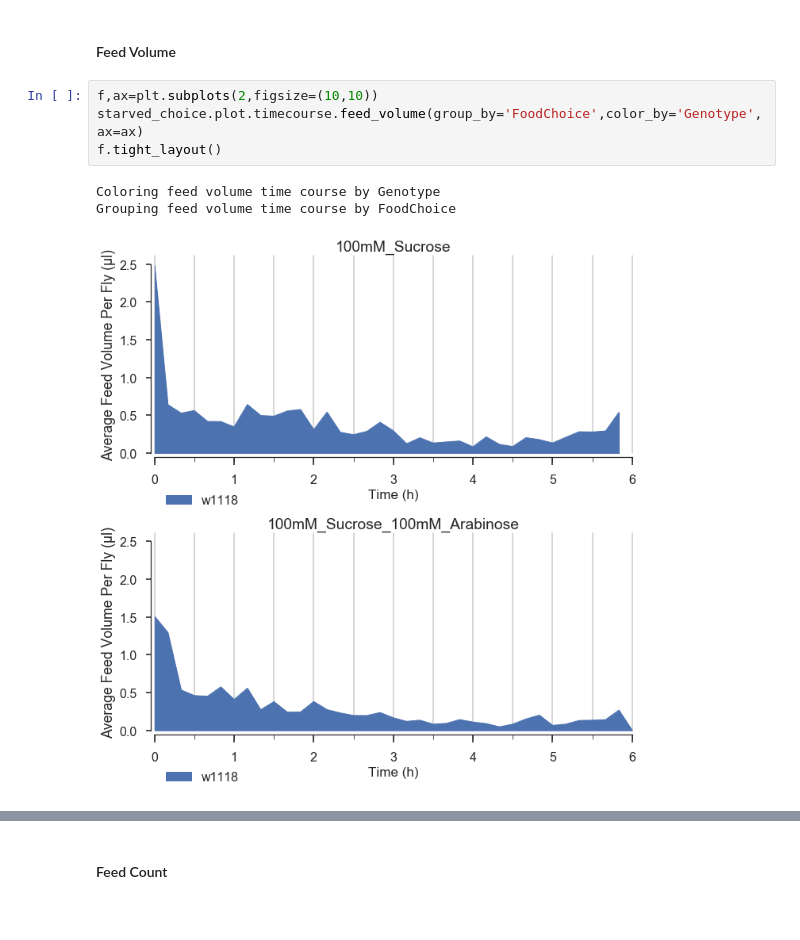
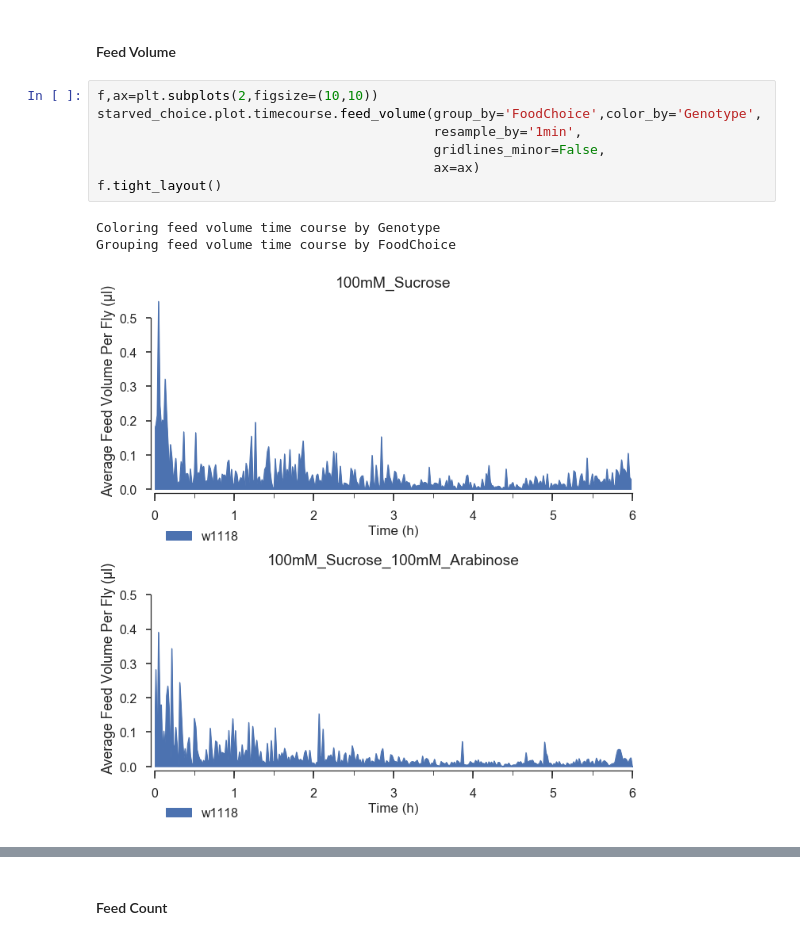
Before and after one commit to ACCLAB/espresso, a Jupyter notebook: jupyter-nb/espresso plotting module dev.ipynb, the cells around one changed output, grey strips where cells are left out. Cells and saved outputs as stored; diff of their text form.

```diff
--- a/jupyter-nb/espresso plotting module dev.ipynb
+++ b/jupyter-nb/espresso plotting module dev.ipynb
@@ -125,10 +93,13 @@ array([<matplotlib.axes._subplots.AxesSubplot object at 0x...>,
 #### Feed Volume
 # %%
 f,ax=plt.subplots(2,figsize=(10,10))
-starved_choice.plot.timecourse.feed_volume(group_by='FoodChoice',color_by='Genotype',ax=ax)
+starved_choice.plot.timecourse.feed_volume(group_by='FoodChoice',color_by='Genotype',
+                                           resample_by='1min',
+                                           gridlines_minor=False,
+                                           ax=ax)
 f.tight_layout()
 # %% [output]
 Coloring feed volume time course by Genotype
 Grouping feed volume time course by FoodChoice
-[figure, old version]
+[figure, new version]
 # %%
```
Also changed, not shown: parts of 13 cells of this notebook, 1 other file.
